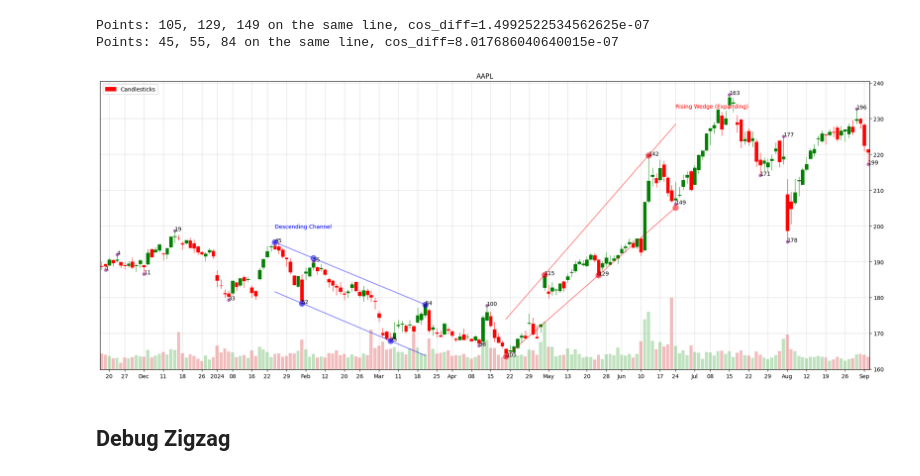
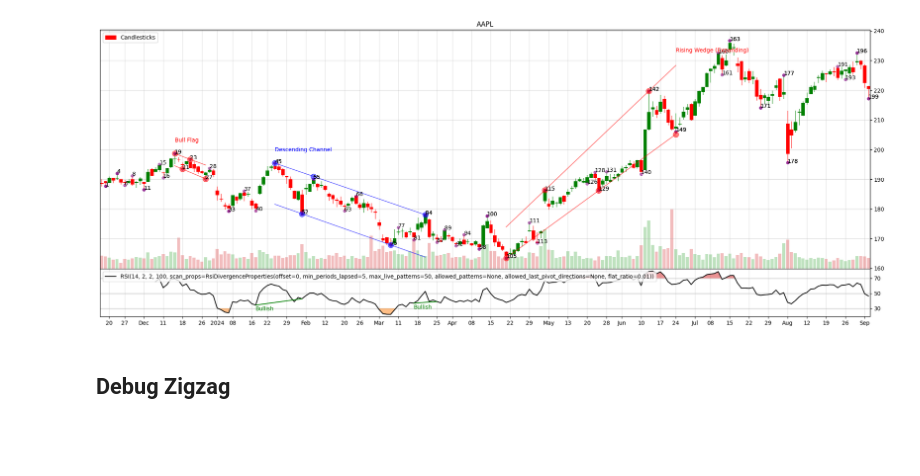
Before and after one commit to furechan/mplchart, a Jupyter notebook: examples/plot-trendlines.ipynb, the cells around one changed output. Cells and saved outputs as stored; diff of their text form; code cells hidden in the pictures; blank space fills up the shorter version.

```diff
--- a/examples/plot-trendlines.ipynb
+++ b/examples/plot-trendlines.ipynb
@@ -8,33 +9,36 @@ prices = yf.Ticker(ticker).history(period="1y")
 # %%
 # Configure pattern scanning
 scan_props = TrendLineProperties(
         number_of_pivots=5,
         error_ratio=1e-6,
     )
 
 scan_props_pf = TrendLineProperties(
         number_of_pivots=4,
         error_ratio=1e-6,
 )
 
+scan_props_rsi = RsiDivergenceProperties(
+    flat_ratio=0.01,
+)
+
 indicators = [
     Candlesticks(colorup="green", colordn="red"),
     Volume(),
-    #TrendLine(backcandels=2, forwardcandels=2, pivot_limit=100, show_pivots=True, scan_props=scan_props_pf),
+    TrendLine(backcandels=2, forwardcandels=2, pivot_limit=100, show_pivots=True, scan_props=scan_props_pf),
     TrendLine(backcandels=5, forwardcandels=5, pivot_limit=50, show_pivots=True, scan_props=scan_props),
+    #RSI()
+    RSI(backcandels=2, forwardcandels=2, pivot_limit=100, scan_props=scan_props_rsi),
     # SMA(50),
     # SMA(200),
-    # RSI(),
     # MACD(),
 ]
 
 daily = prices.iloc[0:200]
 chart = Chart(title=ticker, figsize=(20, 8), max_ticks=90)
 chart.plot(daily, indicators)
 # %% [output]
-Points: 105, 129, 149 on the same line, cos_diff=1.4992522534562625e-07
-Points: 45, 55, 84 on the same line, cos_diff=8.017686040640015e-07
-[figure, old version]
+[figure, new version]
 # %% [markdown]
 ## Debug Zigzag
 # %%
```
Also changed, not shown: parts of 1 cell of this notebook, 13 other files.
